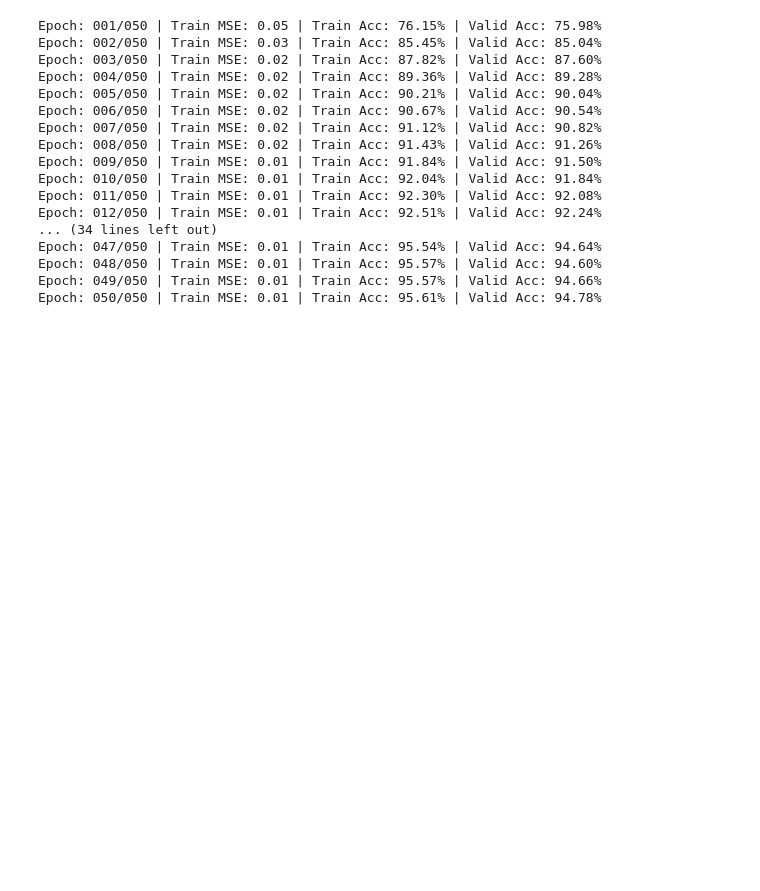
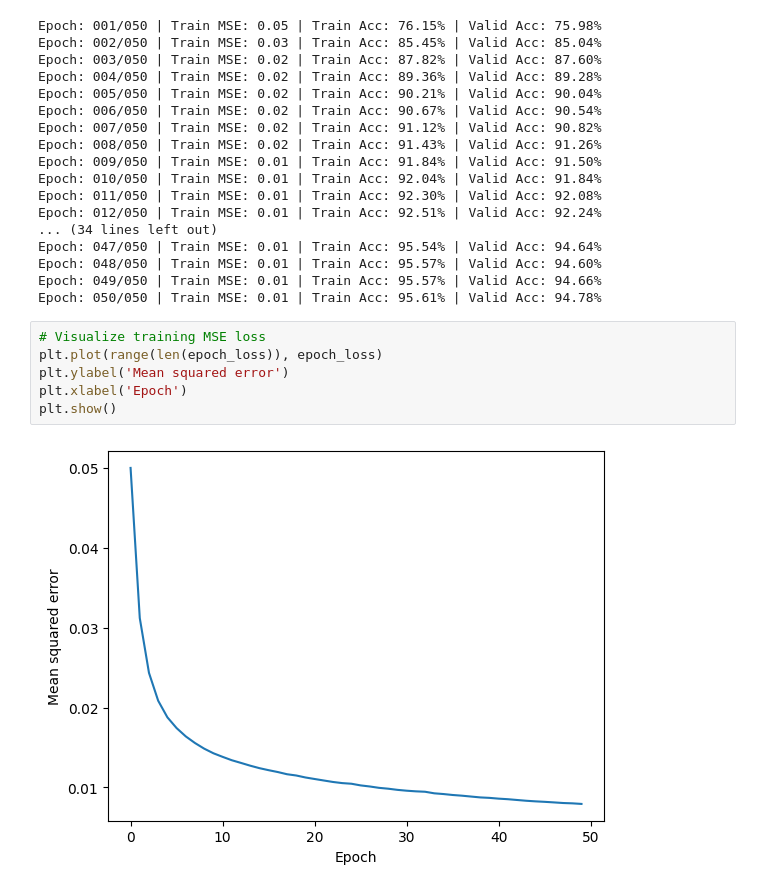
Before and after one commit to mathcslearner/ML_Implementation, a Jupyter notebook: mlp_nn.ipynb, the cells around one changed output. Saved outputs shown, nothing was run; the diff lists cells and outputs as text; blank space fills up the shorter version.

```diff
--- a/mlp_nn.ipynb
+++ b/mlp_nn.ipynb
@@ -195,3 +195,11 @@ Epoch: 047/050 | Train MSE: 0.01 | Train Acc: 95.54% | Valid Acc: 94.64%
 Epoch: 048/050 | Train MSE: 0.01 | Train Acc: 95.57% | Valid Acc: 94.60%
 Epoch: 049/050 | Train MSE: 0.01 | Train Acc: 95.57% | Valid Acc: 94.66%
 Epoch: 050/050 | Train MSE: 0.01 | Train Acc: 95.61% | Valid Acc: 94.78%
+# %%
+# Visualize training MSE loss
+plt.plot(range(len(epoch_loss)), epoch_loss)
+plt.ylabel('Mean squared error')
+plt.xlabel('Epoch')
+plt.show()
+# %% [output]
+[figure, added]
```
Also changed, not shown: parts of 3 cells of this notebook.
